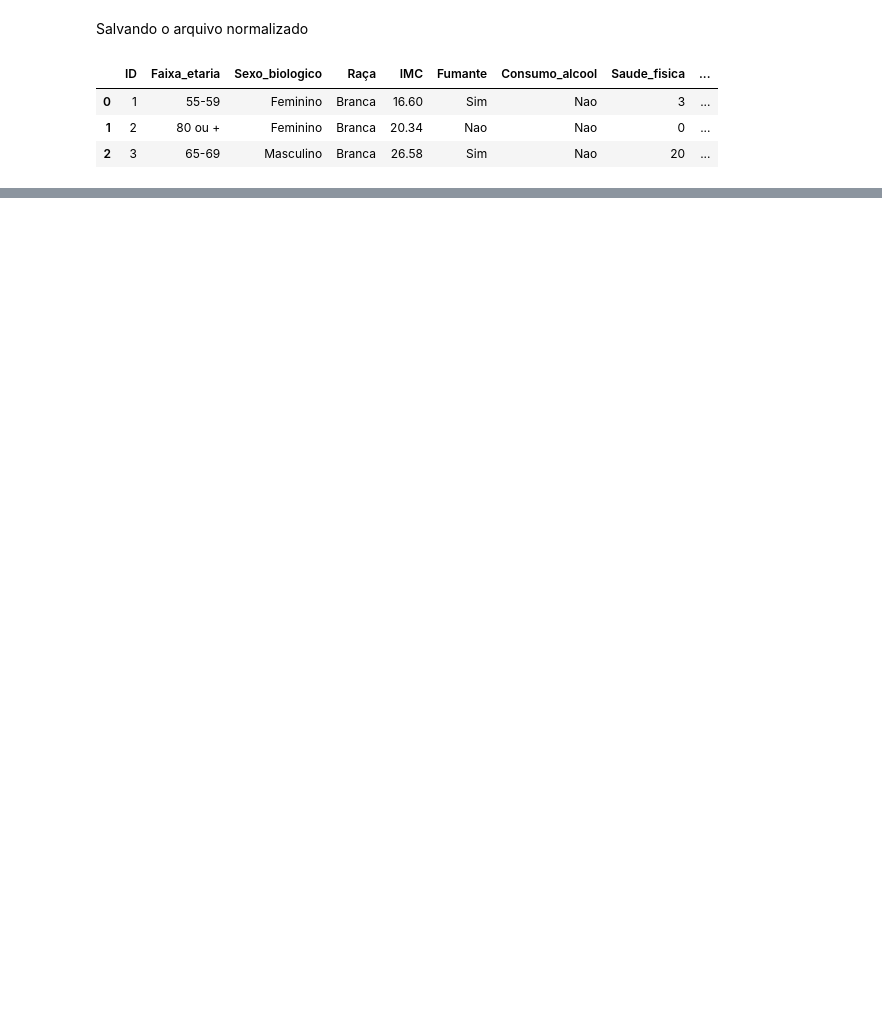
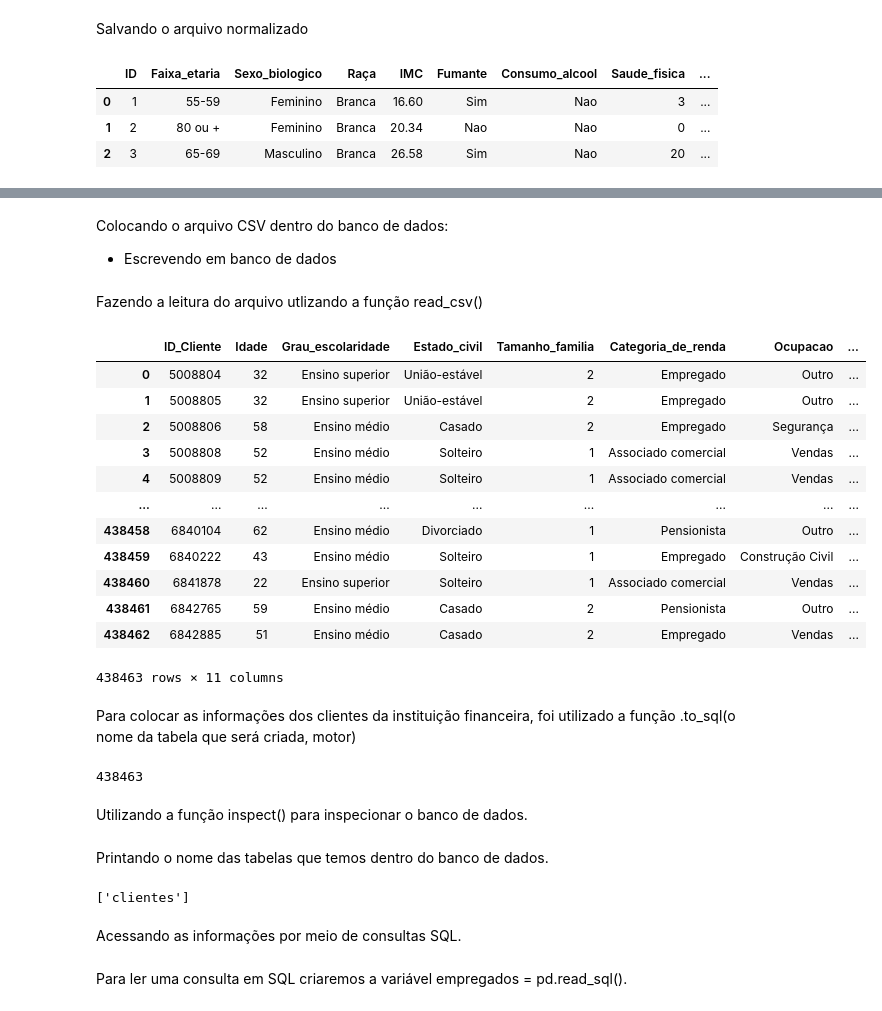
Before and after one commit to Camillabgarcia/Python-para-Data-Science, a Jupyter notebook: Pandas_trabalhando_com_diferentes_formatos_de_arquivos.ipynb, the cells around one changed output, grey strips where cells are left out. Cells and saved outputs as stored; diff of their text form; code cells hidden in the pictures; blank space fills up the shorter version.

```diff
--- a/Pandas_trabalhando_com_diferentes_formatos_de_arquivos.ipynb
+++ b/Pandas_trabalhando_com_diferentes_formatos_de_arquivos.ipynb
@@ -428,0 +552,7 @@ pd.read_json('/content/historico_pacientes_normalizado.json')
+# %% [markdown]
+Colocando o arquivo CSV dentro do banco de dados:
+
+
+*   Escrevendo em banco de dados
+# %%
+url_5 = 'https://raw.githubusercontent.com/alura-cursos/Pandas/main/clientes_banco.csv'
@@ -428,0 +561,28 @@ pd.read_json('/content/historico_pacientes_normalizado.json')
+# %% [markdown]
+Fazendo a leitura do arquivo utlizando a função read_csv()
+# %%
+dados_banco = pd.read_csv(url_5)
+# %%
+dados_banco
+# %% [output]
+|  | ID_Cliente | Idade | Grau_escolaridade | Estado_civil | Tamanho_familia | Categoria_de_renda | Ocupacao | ... |
+| 0 | 5008804 | 32 | Ensino superior | União-estável | 2 | Empregado | Outro | ... |
+| 1 | 5008805 | 32 | Ensino superior | União-estável | 2 | Empregado | Outro | ... |
+| 2 | 5008806 | 58 | Ensino médio | Casado | 2 | Empregado | Segurança | ... |
+| 3 | 5008808 | 52 | Ensino médio | Solteiro | 1 | Associado comercial | Vendas | ... |
+| 4 | 5008809 | 52 | Ensino médio | Solteiro | 1 | Associado comercial | Vendas | ... |
+| ... | ... | ... | ... | ... | ... | ... | ... | ... |
+| 438458 | 6840104 | 62 | Ensino médio | Divorciado | 1 | Pensionista | Outro | ... |
+| 438459 | 6840222 | 43 | Ensino médio | Solteiro | 1 | Empregado | Construção Civil | ... |
+| 438460 | 6841878 | 22 | Ensino superior | Solteiro | 1 | Associado comercial | Vendas | ... |
+| 438461 | 6842765 | 59 | Ensino médio | Casado | 2 | Pensionista | Outro | ... |
+| 438462 | 6842885 | 51 | Ensino médio | Casado | 2 | Empregado | Vendas | ... |
+438463 rows × 11 columns
+# %% [markdown]
+Para colocar as informações dos clientes da instituição financeira, foi utilizado a função .to_sql(o nome da tabela que será criada, motor)
+# %%
+dados_banco.to_sql('clientes', engine, index=False)
+# %% [output]
+438463
+# %% [markdown]
+Utilizando a função inspect() para inspecionar o banco de dados.
@@ -428,0 +591,8 @@ pd.read_json('/content/historico_pacientes_normalizado.json')
+# %% [markdown]
+Printando o nome das tabelas que temos dentro do banco de dados.
+# %%
+print(inspector.get_table_names())
+# %% [output]
+['clientes']
+# %% [markdown]
+Acessando as informações por meio de consultas SQL.
@@ -428,0 +601,2 @@ pd.read_json('/content/historico_pacientes_normalizado.json')
+# %% [markdown]
+Para ler uma consulta em SQL criaremos a variável empregados = pd.read_sql().
```
Also changed, not shown: parts of 54 cells of this notebook.
